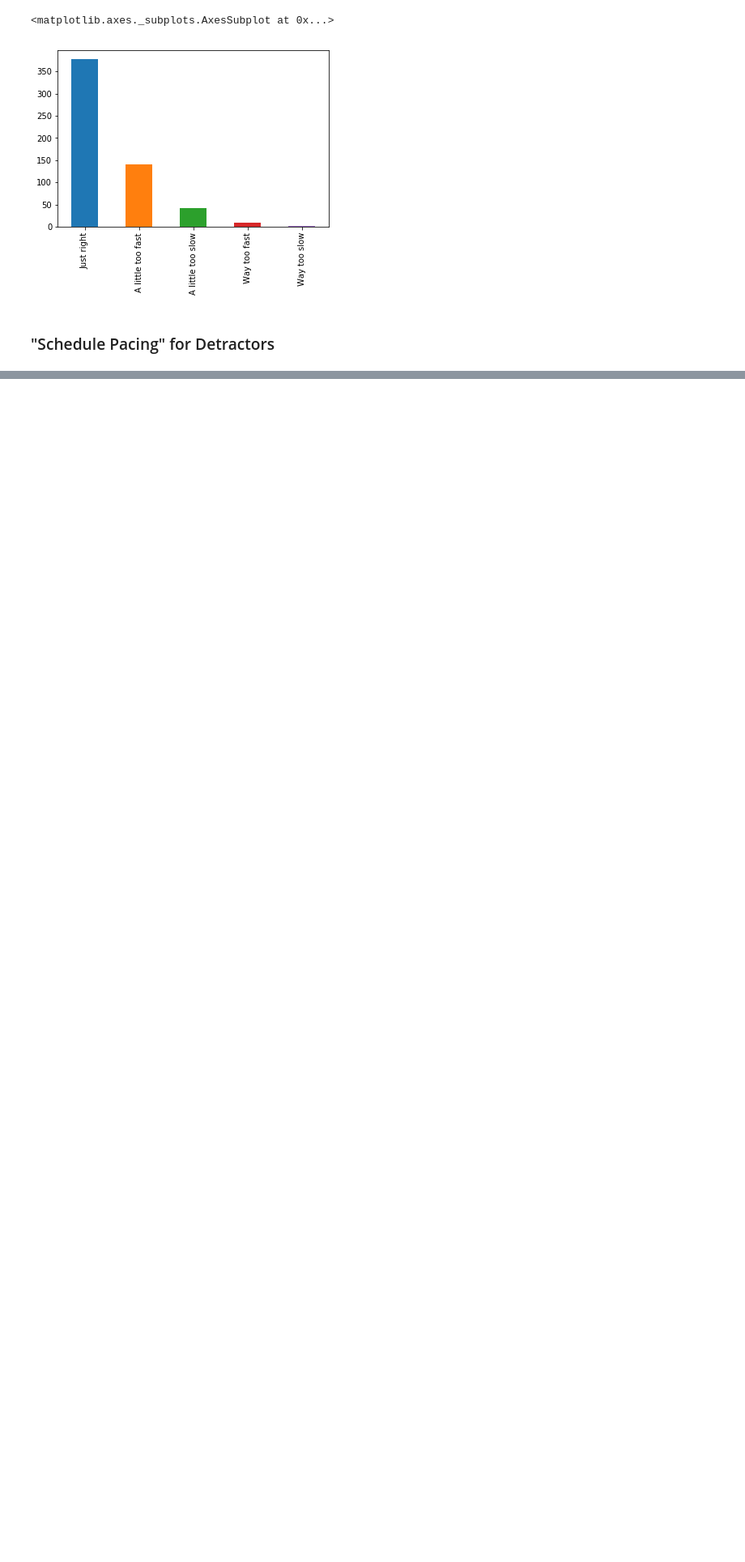
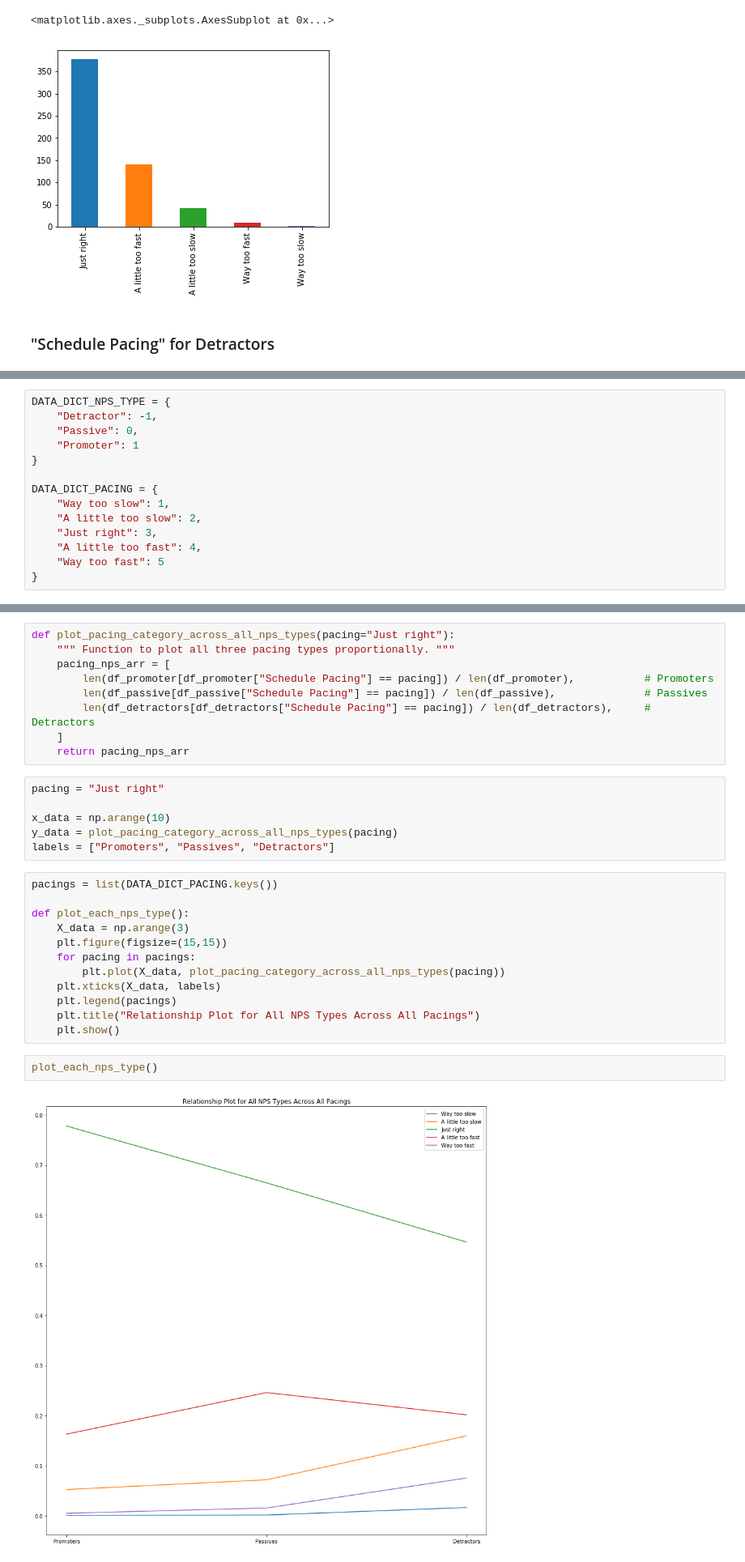
Before and after one commit to ThomasLee94/ds-1.1, a Jupyter notebook: Projects/NPS/NPS - 2017.ipynb, the cells around one changed output, grey strips where cells are left out. Shown: that part at 81% size. Drawn from its saved outputs; the diff is of its cells as text; blank space fills up the shorter version.

Commit message:
[added] visualisation of correlation between 'Schedule Pacing' & 'NPS_Type'

```diff
--- a/Projects/NPS/NPS - 2017.ipynb
+++ b/Projects/NPS/NPS - 2017.ipynb
@@ -236,0 +265,14 @@ df_detractors["Schedule Pacing"].value_counts().plot(kind="bar")
+# %%
+DATA_DICT_NPS_TYPE = {
+    "Detractor": -1,
+    "Passive": 0,
+    "Promoter": 1
+}
+
+DATA_DICT_PACING = {
+    "Way too slow": 1,
+    "A little too slow": 2,
+    "Just right": 3,
+    "A little too fast": 4,
+    "Way too fast": 5
+}
@@ -236,0 +288,31 @@ df_detractors["Schedule Pacing"].value_counts().plot(kind="bar")
+# %%
+def plot_pacing_category_across_all_nps_types(pacing="Just right"):
+    """ Function to plot all three pacing types proportionally. """
+    pacing_nps_arr = [
+        len(df_promoter[df_promoter["Schedule Pacing"] == pacing]) / len(df_promoter),           # Promoters
+        len(df_passive[df_passive["Schedule Pacing"] == pacing]) / len(df_passive),              # Passives
+        len(df_detractors[df_detractors["Schedule Pacing"] == pacing]) / len(df_detractors),     # Detractors
+    ]
+    return pacing_nps_arr
+# %%
+pacing = "Just right"
+
+x_data = np.arange(10)
+y_data = plot_pacing_category_across_all_nps_types(pacing)
+labels = ["Promoters", "Passives", "Detractors"]
+# %%
+pacings = list(DATA_DICT_PACING.keys())
+
+def plot_each_nps_type():
+    X_data = np.arange(3)
+    plt.figure(figsize=(15,15))
+    for pacing in pacings:
+        plt.plot(X_data, plot_pacing_category_across_all_nps_types(pacing))
+    plt.xticks(X_data, labels)
+    plt.legend(pacings)
+    plt.title("Relationship Plot for All NPS Types Across All Pacings")
+    plt.show()
+# %%
+plot_each_nps_type()
+# %% [output]
+[figure, added]
```
Also changed, not shown: parts of 6 cells of this notebook.
